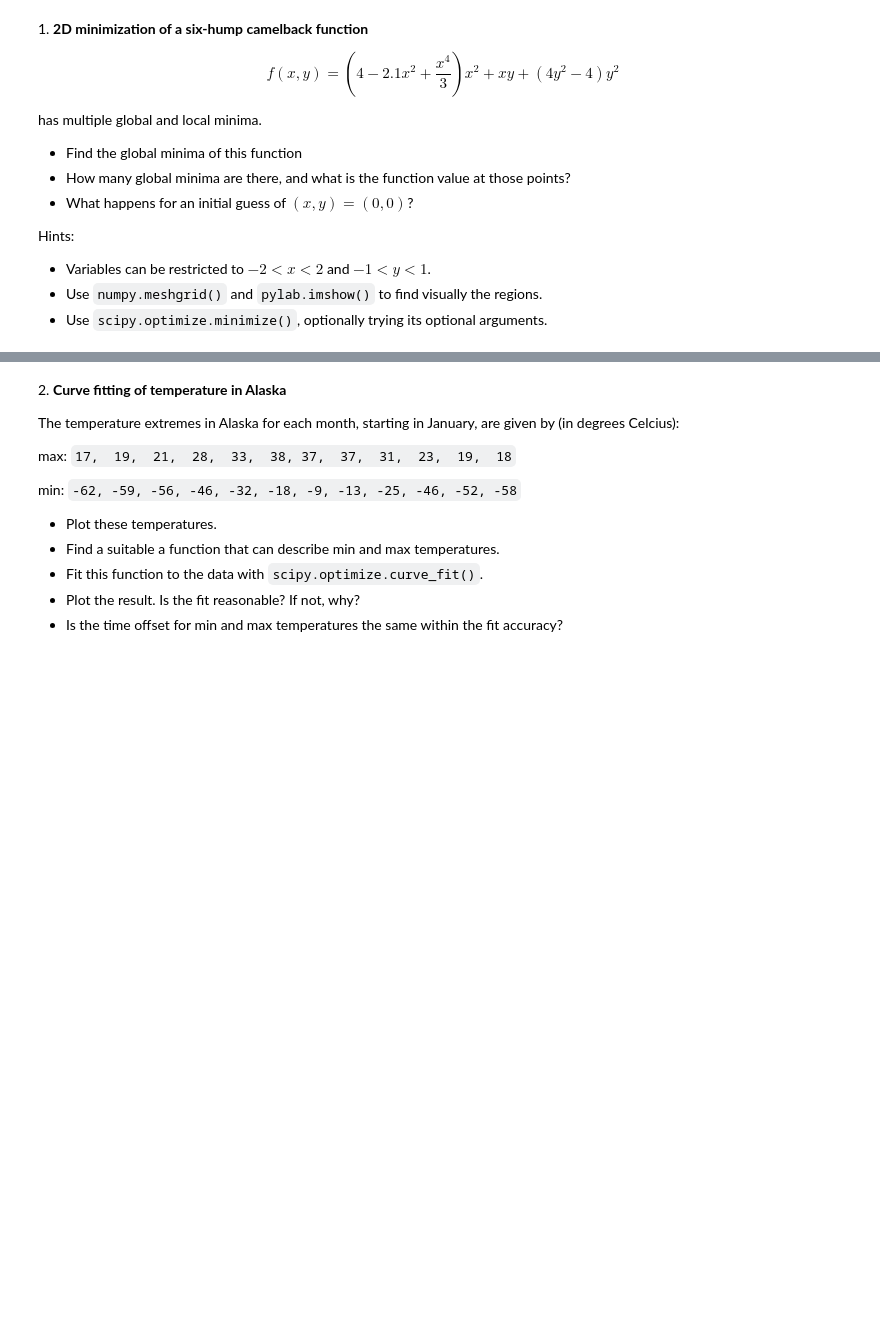
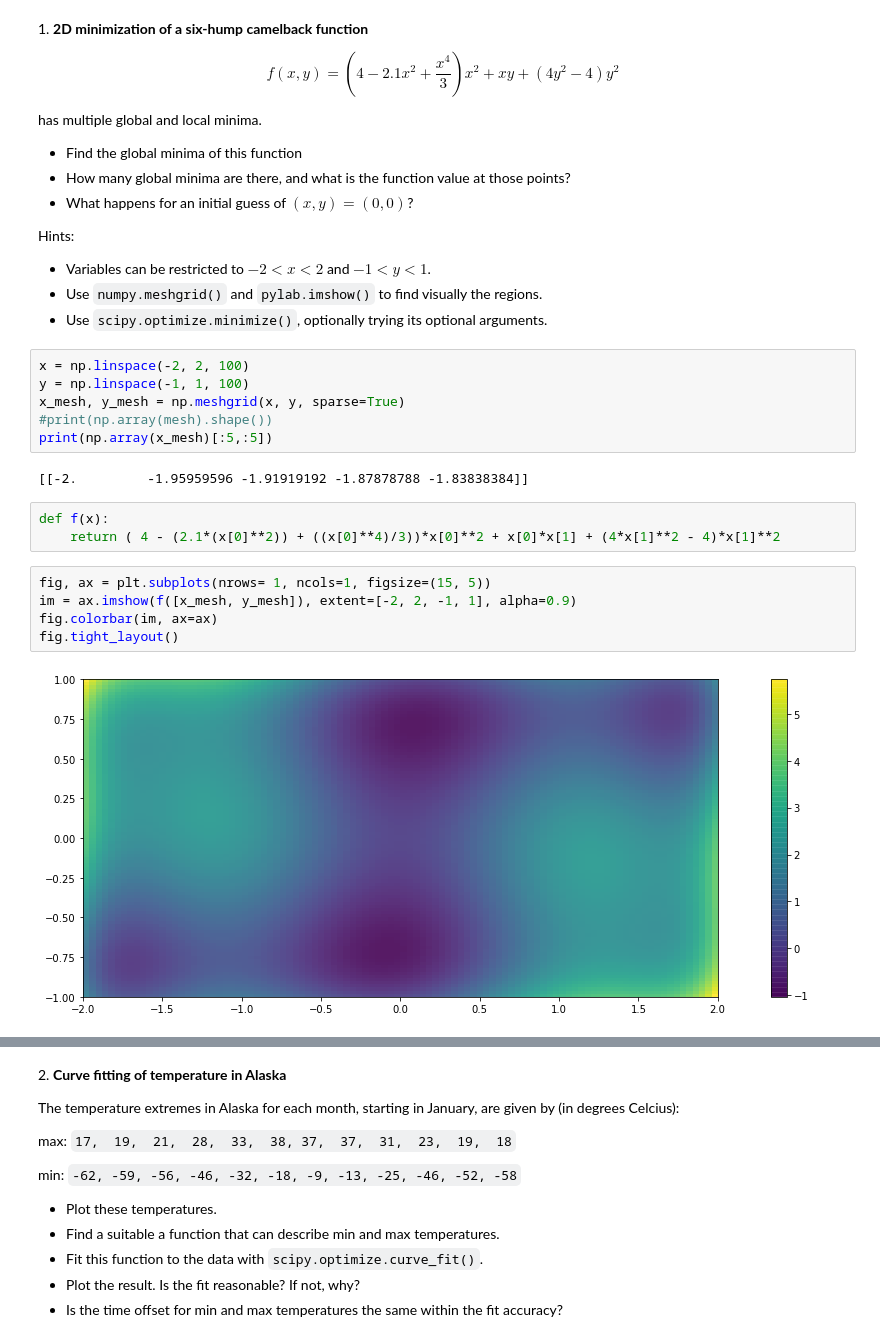
Before and after one commit to tommasoamico/LaboratoryOfComputationalPhysics_Y4, a Jupyter notebook: 08ex_fitting.ipynb, the cells around one changed output, grey strips where cells are left out. Drawn from its saved outputs; the diff is of its cells as text; blank space fills up the shorter version.

```diff
--- a/08ex_fitting.ipynb
+++ b/08ex_fitting.ipynb
@@ -20,3 +20,21 @@ Hints:
 * Variables can be restricted to $-2 < x < 2$ and $-1 < y < 1$.
 * Use `numpy.meshgrid()` and `pylab.imshow()` to find visually the regions.
 * Use `scipy.optimize.minimize()`, optionally trying its optional arguments.
+# %%
+x = np.linspace(-2, 2, 100)
+y = np.linspace(-1, 1, 100)
+x_mesh, y_mesh = np.meshgrid(x, y, sparse=True)
+#print(np.array(mesh).shape())
+print(np.array(x_mesh)[:5,:5])
+# %% [output]
+[[-2.         -1.95959596 -1.91919192 -1.87878788 -1.83838384]]
+# %%
+def f(x):
+    return ( 4 - (2.1*(x[0]**2)) + ((x[0]**4)/3))*x[0]**2 + x[0]*x[1] + (4*x[1]**2 - 4)*x[1]**2
+# %%
+fig, ax = plt.subplots(nrows= 1, ncols=1, figsize=(15, 5))
+im = ax.imshow(f([x_mesh, y_mesh]), extent=[-2, 2, -1, 1], alpha=0.9)
+fig.colorbar(im, ax=ax)
+fig.tight_layout()
+# %% [output]
+[figure, added]
```
Also changed, not shown: parts of 2 cells of this notebook.
